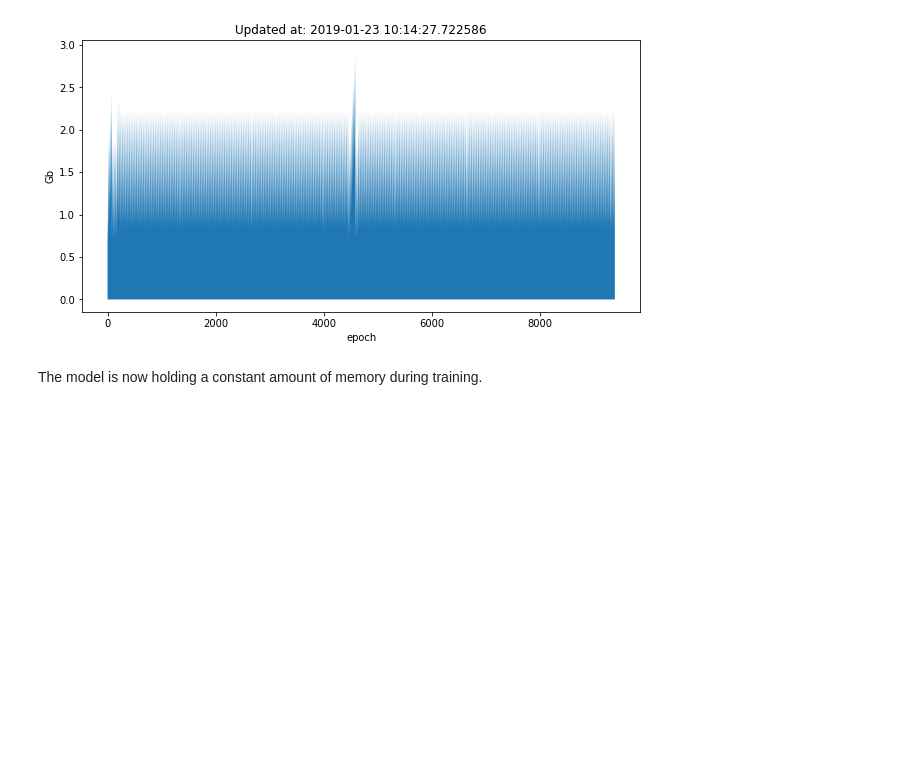
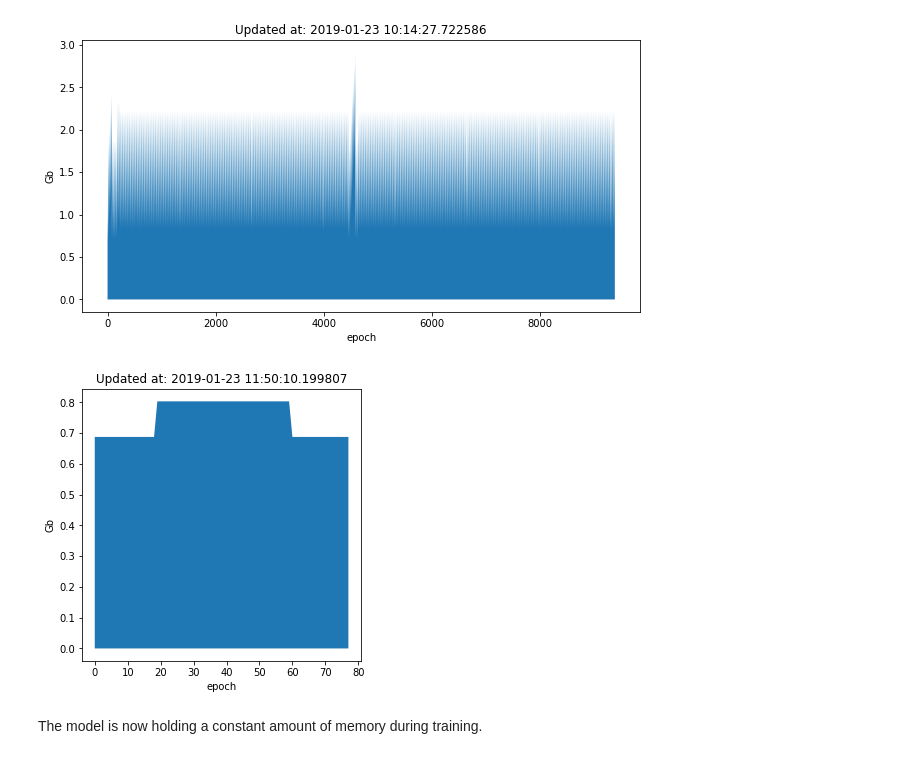
Before and after one commit to a-martyn/awd-lstm, a Jupyter notebook: monitor.ipynb, the cells around one changed output. Drawn from its saved outputs; the diff is of its cells as text; code cells hidden in the pictures; blank space fills up the shorter version.

Commit message:
identified cause of memory leak

```diff
--- a/monitor.ipynb
+++ b/monitor.ipynb
@@ -50,6 +50,11 @@ plt.figure(figsize=(10, 5))
 plot_memory_usage2('./results/batch_metrics.csv')
 # %% [output]
 [figure]
+# %%
+plt.figure(figsize=(5, 5))
+plot_memory_usage2('./results/awd_lstm_fixed_seq_len.csv')
+# %% [output]
+[figure, added]
 # %% [markdown]
 The model is now holding a constant amount of memory during training.
 # %% [markdown]
```
Also changed, not shown: parts of 9 cells of this notebook, 7 other files.
